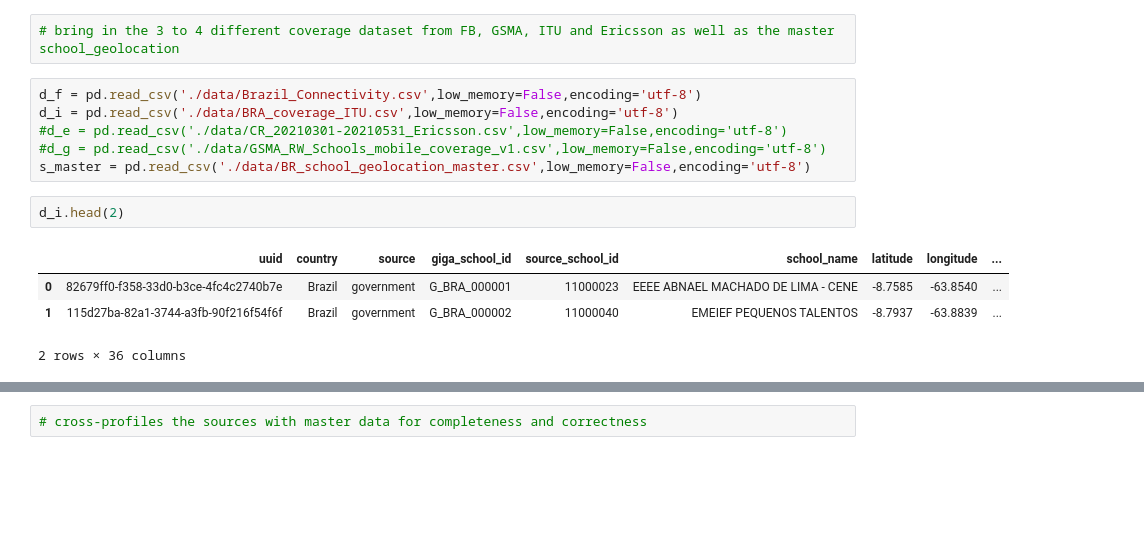
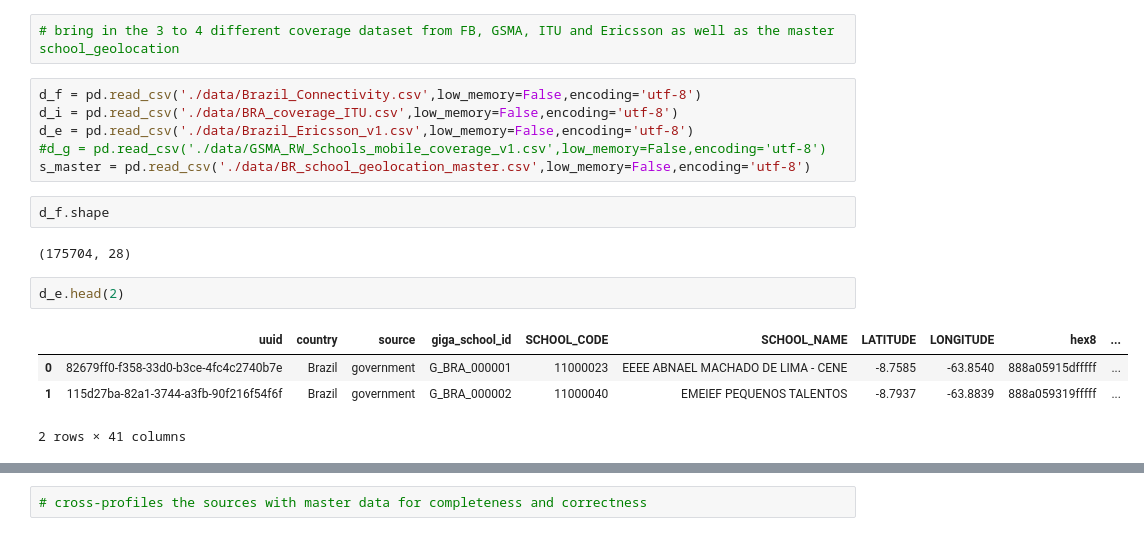
Before and after one commit to unicef/coverage_workflow, a Jupyter notebook: Notebooks/coverage_data_creation_BR.ipynb, the cells around one changed output, grey strips where cells are left out. Saved outputs shown, nothing was run; the diff lists cells and outputs as text; blank space fills up the shorter version.

```diff
--- a/Notebooks/coverage_data_creation_BR.ipynb
+++ b/Notebooks/coverage_data_creation_BR.ipynb
@@ -19,13 +19,17 @@ import mpl_toolkits
 # %%
 d_f = pd.read_csv('./data/Brazil_Connectivity.csv',low_memory=False,encoding='utf-8')
 d_i = pd.read_csv('./data/BRA_coverage_ITU.csv',low_memory=False,encoding='utf-8')
-#d_e = pd.read_csv('./data/CR_20210301-20210531_Ericsson.csv',low_memory=False,encoding='utf-8')
+d_e = pd.read_csv('./data/Brazil_Ericsson_v1.csv',low_memory=False,encoding='utf-8')
 #d_g = pd.read_csv('./data/GSMA_RW_Schools_mobile_coverage_v1.csv',low_memory=False,encoding='utf-8')
 s_master = pd.read_csv('./data/BR_school_geolocation_master.csv',low_memory=False,encoding='utf-8')
+# %%
+d_f.shape
+# %% [output]
+(175704, 28)
 # %%
-d_i.head(2)
+d_e.head(2)
 # %% [output]
-|  | uuid | country | source | giga_school_id | source_school_id | school_name | latitude | longitude | ... |
-| 0 | 82679ff0-f358-33d0-b3ce-4fc4c2740b7e | Brazil | government | G_BRA_000001 | 11000023 | EEEE ABNAEL MACHADO DE LIMA - CENE | -8.7585 | -63.8540 | ... |
-| 1 | 115d27ba-82a1-3744-a3fb-90f216f54f6f | Brazil | government | G_BRA_000002 | 11000040 | EMEIEF PEQUENOS TALENTOS | -8.7937 | -63.8839 | ... |
+|  | uuid | country | source | giga_school_id | SCHOOL_CODE | SCHOOL_NAME | LATITUDE | LONGITUDE | hex8 | ... |
+| 0 | 82679ff0-f358-33d0-b3ce-4fc4c2740b7e | Brazil | government | G_BRA_000001 | 11000023 | EEEE ABNAEL MACHADO DE LIMA - CENE | -8.7585 | -63.8540 | 888a05915dfffff | ... |
+| 1 | 115d27ba-82a1-3744-a3fb-90f216f54f6f | Brazil | government | G_BRA_000002 | 11000040 | EMEIEF PEQUENOS TALENTOS | -8.7937 | -63.8839 | 888a059319fffff | ... |
-2 rows × 36 columns
+2 rows × 41 columns
```
Also changed, not shown: parts of 24 cells of this notebook, 13 other files.
